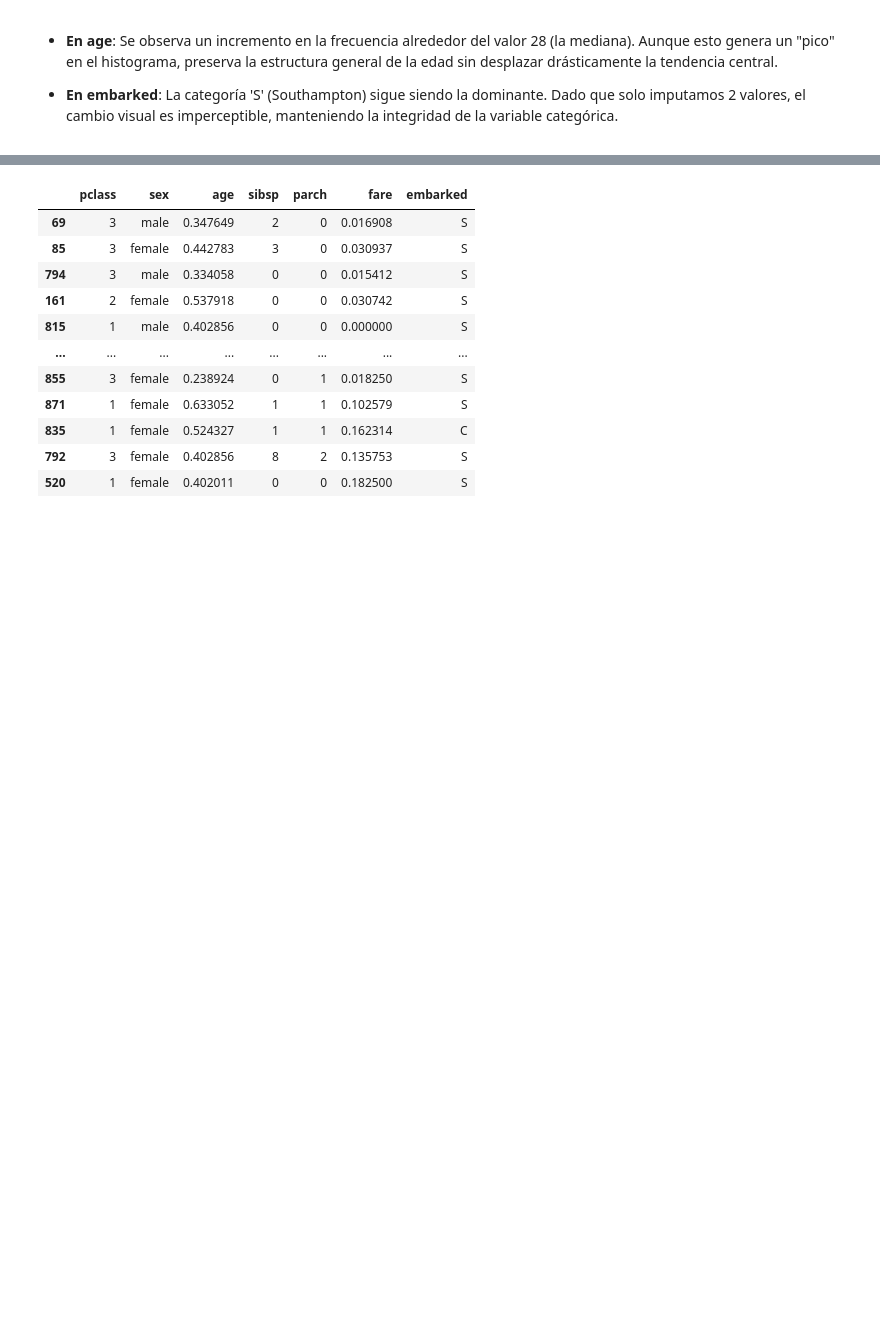
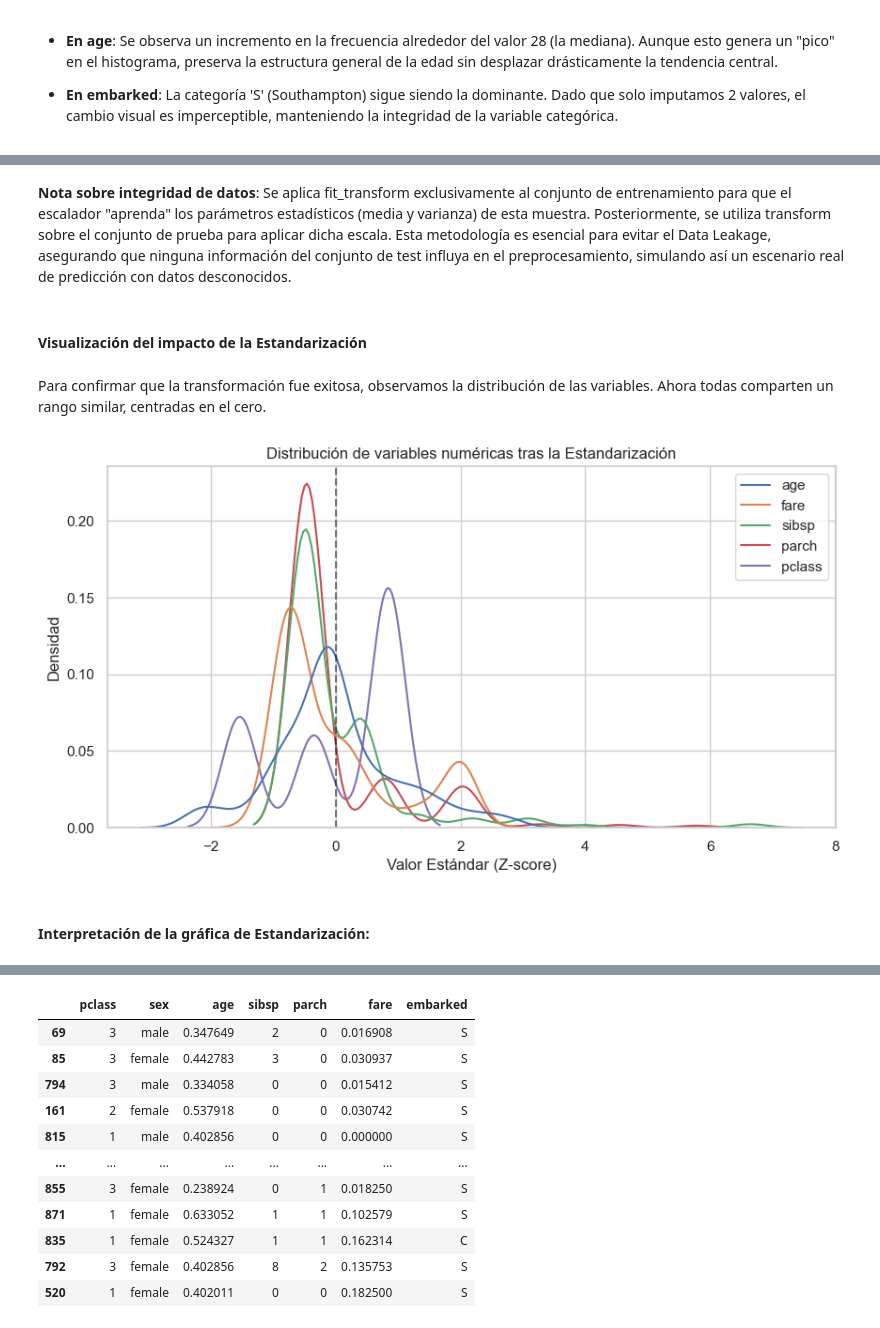
Before and after one commit to duvan1026/Titanic_Big_Data, a Jupyter notebook: ABD_CastroBautistaDuvanDario.ipynb, the cells around one changed output, grey strips where cells are left out. Saved outputs shown, nothing was run; the diff lists cells and outputs as text; code cells hidden in the pictures; blank space fills up the shorter version.

Commit message:
Adjust data Transformer section in numeric variables

```diff
--- a/ABD_CastroBautistaDuvanDario.ipynb
+++ b/ABD_CastroBautistaDuvanDario.ipynb
@@ -1364,0 +1191,18 @@ X_test_std.describe()
+# %%
+from sklearn.preprocessing import StandardScaler
+
+# 1. Definimos las columnas numéricas que requieren ajuste de escala
+# pclass se incluye como numérica ordinal para equilibrar su peso
+num_cols = ['age', 'fare', 'sibsp', 'parch', 'pclass']
+
+# 2. Inicializamos el objeto StandardScaler
+scaler = StandardScaler()
+
+# 3. Ajustamos el escalador con los datos de entrenamiento y transformamos ambos conjuntos
+# Importante: fit_transform solo se usa en X_train para evitar fuga de datos (data leakage)
+X_train[num_cols] = scaler.fit_transform(X_train[num_cols])
+X_test[num_cols] = scaler.transform(X_test[num_cols])
+
+# 4. Verificación de resultados
+print("Variables numéricas estandarizadas (Media ≈ 0, Desviación ≈ 1):")
+X_train[num_cols].describe().round(2).loc[['mean', 'std', 'min', 'max']]
@@ -1364,0 +1216,18 @@ X_test_std.describe()
+# %% [markdown]
+**Nota sobre integridad de datos**: Se aplica fit_transform exclusivamente al conjunto de entrenamiento para que el escalador "aprenda" los parámetros estadísticos (media y varianza) de esta muestra. Posteriormente, se utiliza transform sobre el conjunto de prueba para aplicar dicha escala. Esta metodología es esencial para evitar el Data Leakage, asegurando que ninguna información del conjunto de test influya en el preprocesamiento, simulando así un escenario real de predicción con datos desconocidos.
+# %% [markdown]
+#### Visualización del impacto de la Estandarización
+# %% [markdown]
+Para confirmar que la transformación fue exitosa, observamos la distribución de las variables. Ahora todas comparten un rango similar, centradas en el cero.
+# %%
+plt.figure(figsize=(10, 5))
+sns.kdeplot(data=X_train[num_cols])
+plt.title('Distribución de variables numéricas tras la Estandarización')
+plt.xlabel('Valor Estándar (Z-score)')
+plt.ylabel('Densidad')
+plt.axvline(0, color='black', linestyle='--', alpha=0.5)
+plt.show()
+# %% [output]
+[figure, added]
+# %% [markdown]
+#### Interpretación de la gráfica de Estandarización:
```
Also changed, not shown: parts of 25 cells of this notebook.
